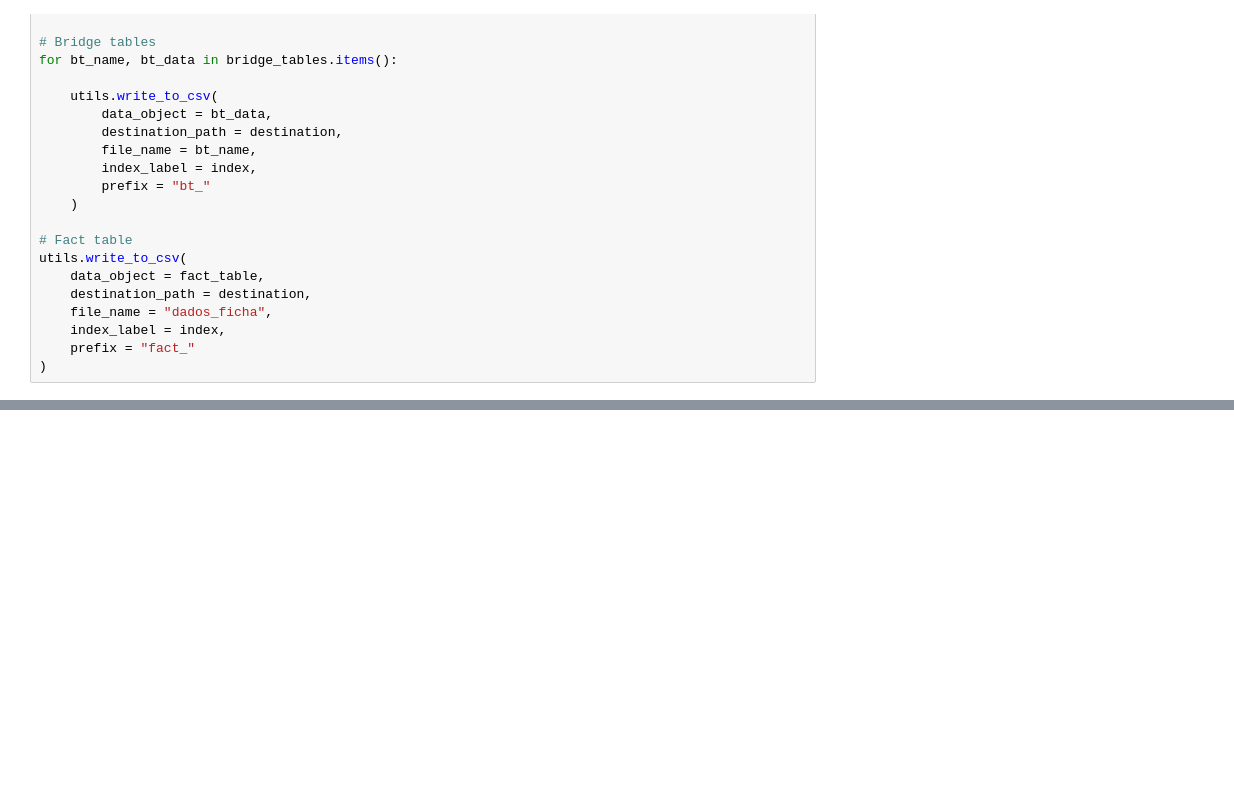
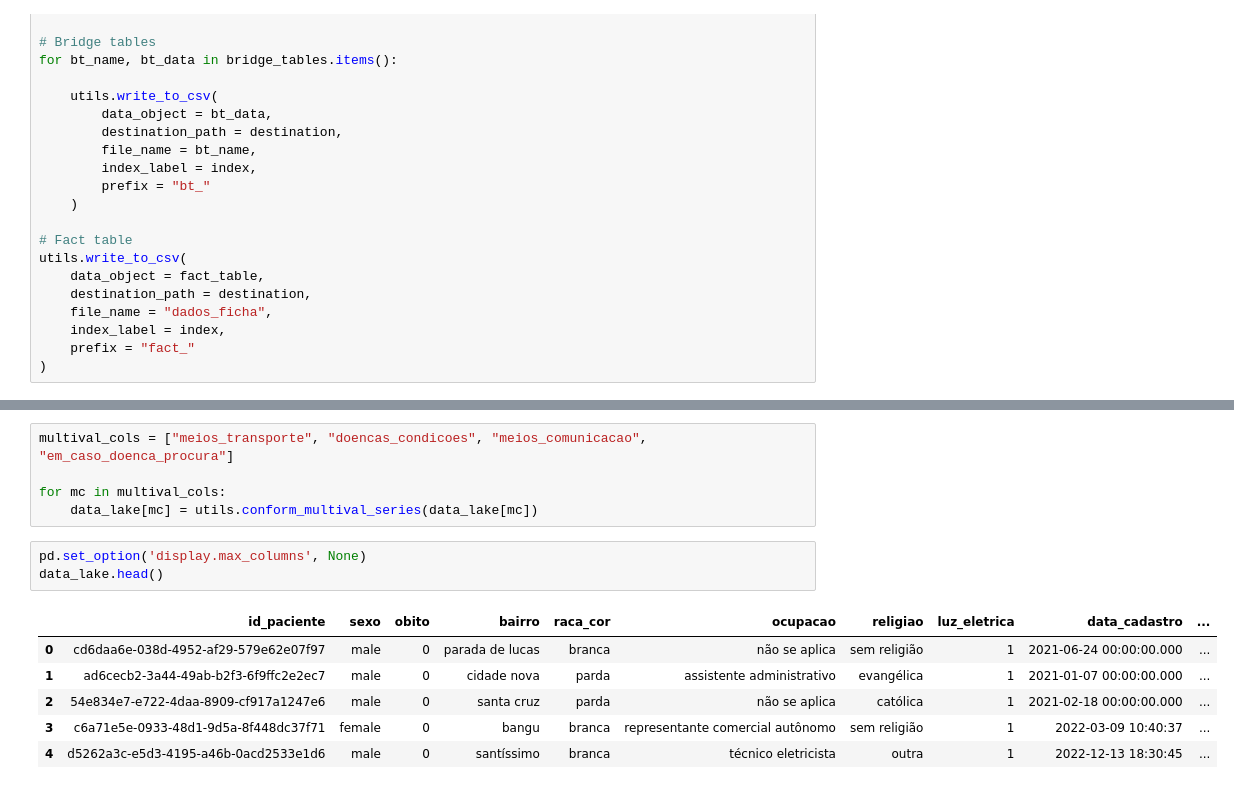
Before and after one commit to MattMota/Desafio_DIT_DataScience, a Jupyter notebook: analise_desafio/codigo/jupyter/analise_dataset.ipynb, the cells around one changed output, grey strips where cells are left out. Drawn from its saved outputs; the diff is of its cells as text; blank space fills up the shorter version.

```diff
--- a/analise_desafio/codigo/jupyter/analise_dataset.ipynb
+++ b/analise_desafio/codigo/jupyter/analise_dataset.ipynb
@@ -666,0 +671,15 @@ utils.write_to_csv(
+# %%
+multival_cols = ["meios_transporte", "doencas_condicoes", "meios_comunicacao", "em_caso_doenca_procura"]
+
+for mc in multival_cols:
+    data_lake[mc] = utils.conform_multival_series(data_lake[mc])
+# %%
+pd.set_option('display.max_columns', None)
+data_lake.head()
+# %% [output]
+|  | id_paciente | sexo | obito | bairro | raca_cor | ocupacao | religiao | luz_eletrica | data_cadastro | ... |
+| 0 | cd6daa6e-038d-4952-af29-579e62e07f97 | male | 0 | parada de lucas | branca | não se aplica | sem religião | 1 | 2021-06-24 00:00:00.000 | ... |
+| 1 | ad6cecb2-3a44-49ab-b2f3-6f9ffc2e2ec7 | male | 0 | cidade nova | parda | assistente administrativo | evangélica | 1 | 2021-01-07 00:00:00.000 | ... |
+| 2 | 54e834e7-e722-4daa-8909-cf917a1247e6 | male | 0 | santa cruz | parda | não se aplica | católica | 1 | 2021-02-18 00:00:00.000 | ... |
+| 3 | c6a71e5e-0933-48d1-9d5a-8f448dc37f71 | female | 0 | bangu | branca | representante comercial autônomo | sem religião | 1 | 2022-03-09 10:40:37 | ... |
+| 4 | d5262a3c-e5d3-4195-a46b-0acd2533e1d6 | male | 0 | santíssimo | branca | técnico eletricista | outra | 1 | 2022-12-13 18:30:45 | ... |
```
Also changed, not shown: parts of 38 cells of this notebook, 13 other files.
